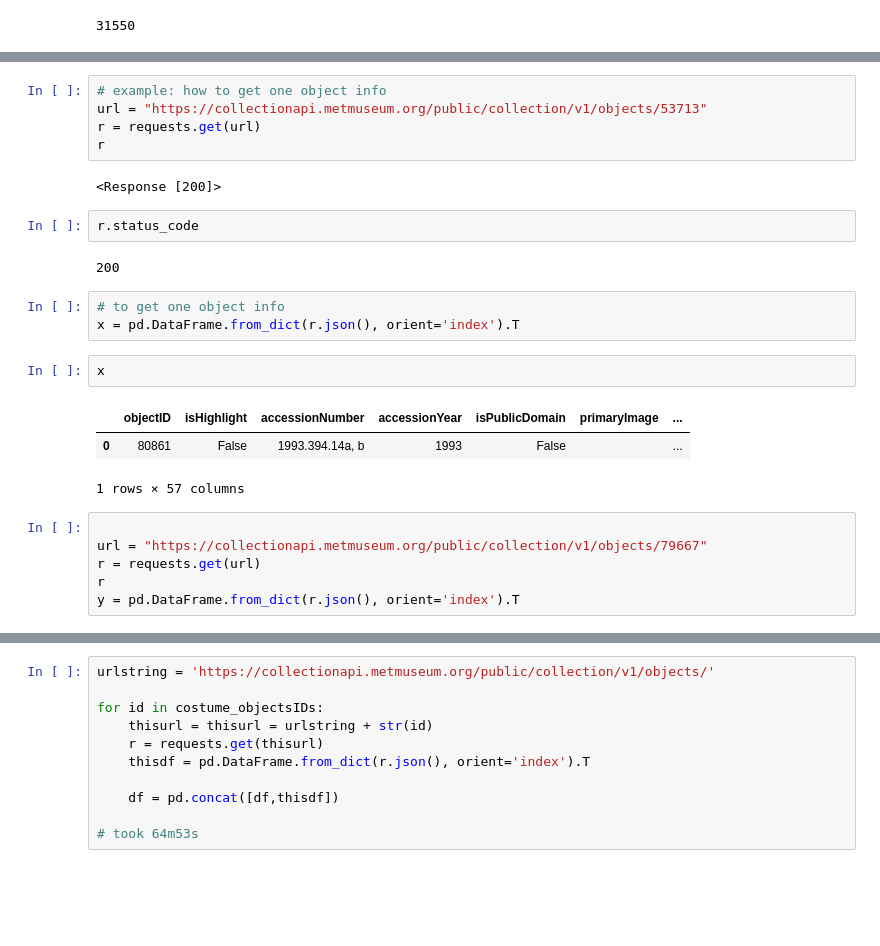
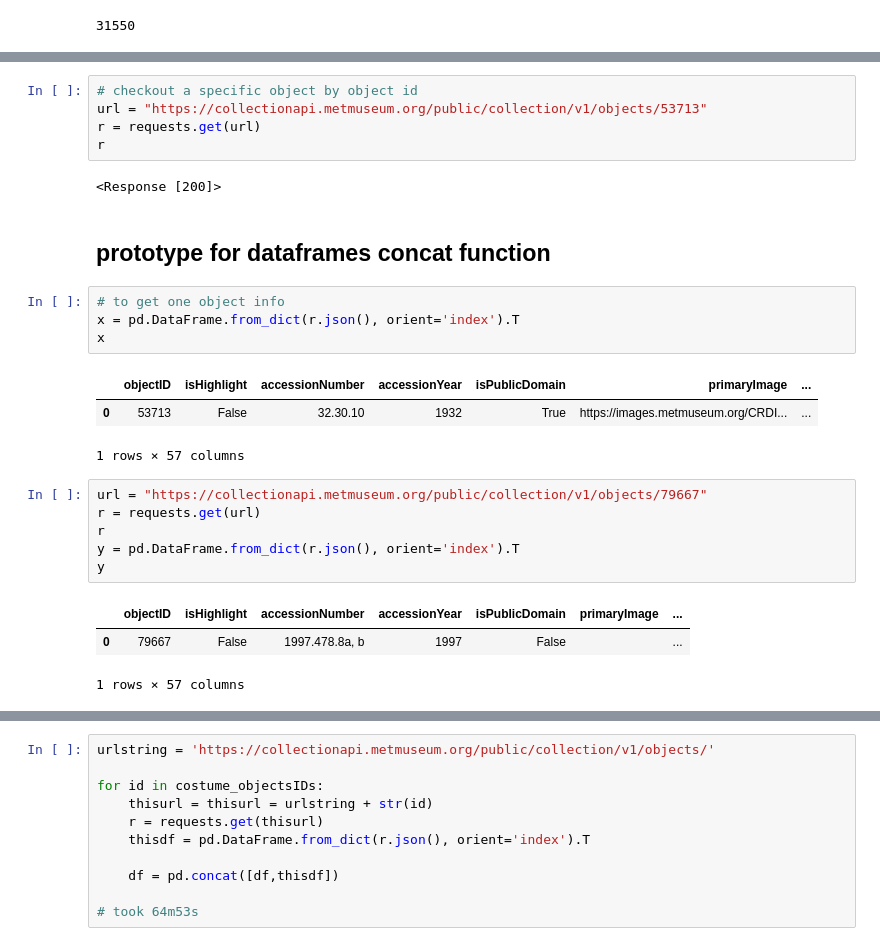
Before and after one commit to vivyhasadream/vintage_clothes_generator, a Jupyter notebook: Data Scraping.ipynb, the cells around one changed output, grey strips where cells are left out. Cells and saved outputs as stored; diff of their text form; blank space fills up the shorter version.

```diff
--- a/Data Scraping.ipynb
+++ b/Data Scraping.ipynb
@@ -51,29 +52,30 @@ r.json()['total']
 # %%
-# example: how to get one object info
+# checkout a specific object by object id
 url = "https://collectionapi.metmuseum.org/public/collection/v1/objects/53713"
 r = requests.get(url)
 r
 # %% [output]
 <Response [200]>
-# %%
-r.status_code
-# %% [output]
-200
+# %% [markdown]
+## prototype for dataframes concat function
 # %%
 # to get one object info
 x = pd.DataFrame.from_dict(r.json(), orient='index').T
+x
+# %% [output]
+|  | objectID | isHighlight | accessionNumber | accessionYear | isPublicDomain | primaryImage | ... |
+| 0 | 53713 | False | 32.30.10 | 1932 | True | https://images.metmuseum.org/CRDI... | ... |
+1 rows × 57 columns
-# %%
-x
-# %% [output]
-|  | objectID | isHighlight | accessionNumber | accessionYear | isPublicDomain | primaryImage | ... |
-| 0 | 80861 | False | 1993.394.14a, b | 1993 | False |  | ... |
-1 rows × 57 columns
 # %%
-
 url = "https://collectionapi.metmuseum.org/public/collection/v1/objects/79667"
 r = requests.get(url)
 r
 y = pd.DataFrame.from_dict(r.json(), orient='index').T
+y
+# %% [output]
+|  | objectID | isHighlight | accessionNumber | accessionYear | isPublicDomain | primaryImage | ... |
+| 0 | 79667 | False | 1997.478.8a, b | 1997 | False |  | ... |
+1 rows × 57 columns
 # %%
 pd.concat([x,y])
 # %% [output]
```
Also changed, not shown: parts of 69 cells of this notebook, 3 other files.
